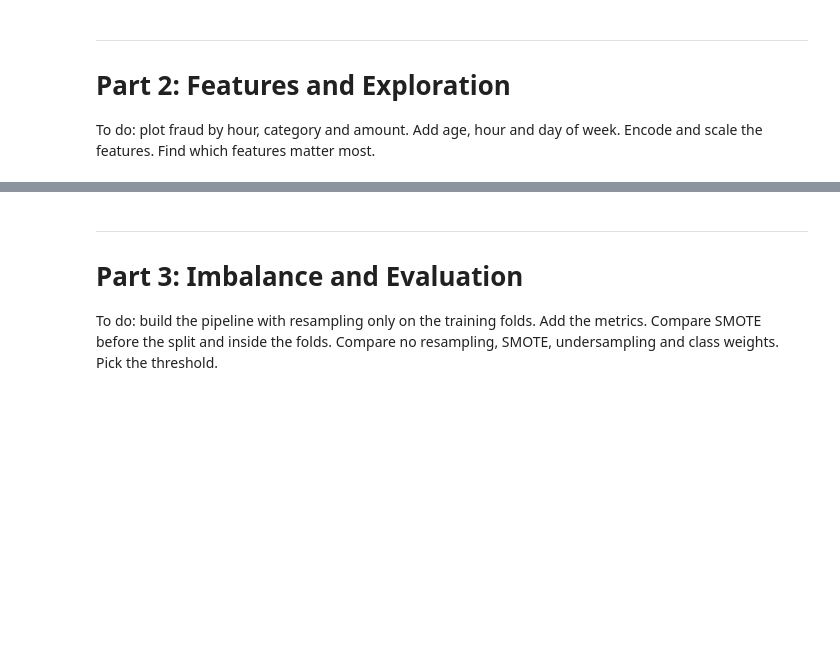
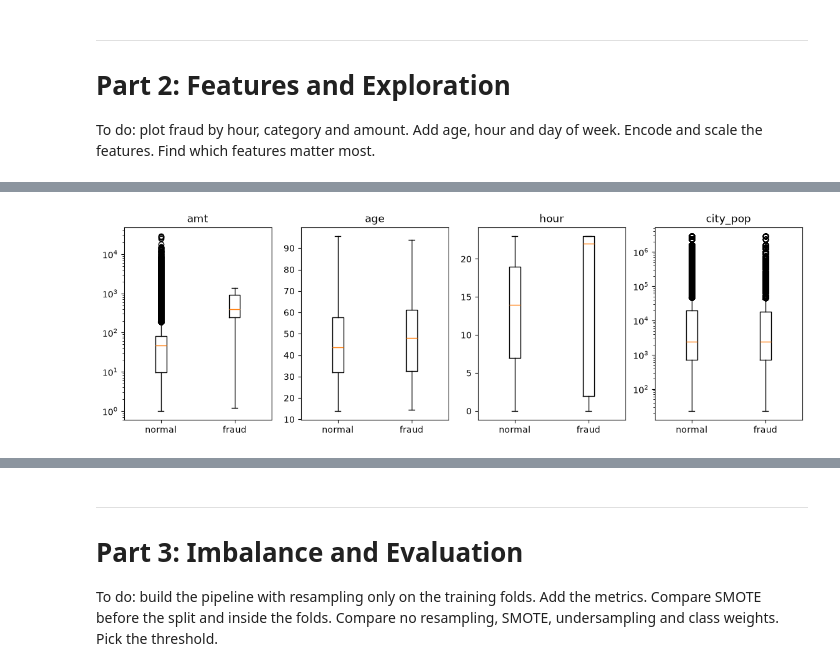
Before and after one commit to Seban8/Credit-Card-Fraud-Detection, a Jupyter notebook: fraud_detection.ipynb, the cells around one changed output, grey strips where cells are left out. Drawn from its saved outputs; the diff is of its cells as text; code cells hidden in the pictures; blank space fills up the shorter version.

```diff
--- a/fraud_detection.ipynb
+++ b/fraud_detection.ipynb
@@ -442,3 +443,19 @@ Standard deviation across the 5 folds
 # Part 2: Features and Exploration
 
 To do: plot fraud by hour, category and amount. Add age, hour and day of week. Encode and scale the features. Find which features matter most.
+# %%
+def add_features(frame):
+    times = frame['trans_date_trans_time']
+    frame = frame.assign(
+        hour=times.dt.hour,
+        day=times.dt.day_of_week,
+        age=(times - frame["dob"]).dt.days / 365.25
+    )
+    return frame[frame.columns.drop("is_fraud").tolist() + ["is_fraud"]]
+
+
+dev = add_features(dev)
+test_a = add_features(test_a)
+test_b = add_features(test_b)
+test_only_cards = add_features(test_only_cards)
+print(dev.head(1))
@@ -444,0 +474,17 @@ To do: plot fraud by hour, category and amount. Add age, hour and day of week. E
+# %%
+boxplot_dic = {}
+for num_feat in ['amt', 'age', 'hour', 'city_pop']:
+    non_fraud_feat = dev[dev['is_fraud'] == 0][num_feat]
+    fraud_feat = dev[dev['is_fraud'] == 1][num_feat]
+    boxplot_dic[num_feat] = (non_fraud_feat, fraud_feat)
+
+fig, axes = plt.subplots(1, 4, figsize=(14, 4))
+for ax, (feat, (non_fraud_feat, fraud_feat)) in zip(axes, boxplot_dic.items()):
+    if feat in ['amt', 'city_pop']:
+        ax.set_yscale('log')
+    ax.boxplot([non_fraud_feat, fraud_feat])
+    ax.set_xticks([1, 2], ['normal', 'fraud'])
+    ax.set_title(feat)
+plt.show()
+# %% [output]
+[figure, added]
```
Also changed, not shown: parts of 6 cells of this notebook.
